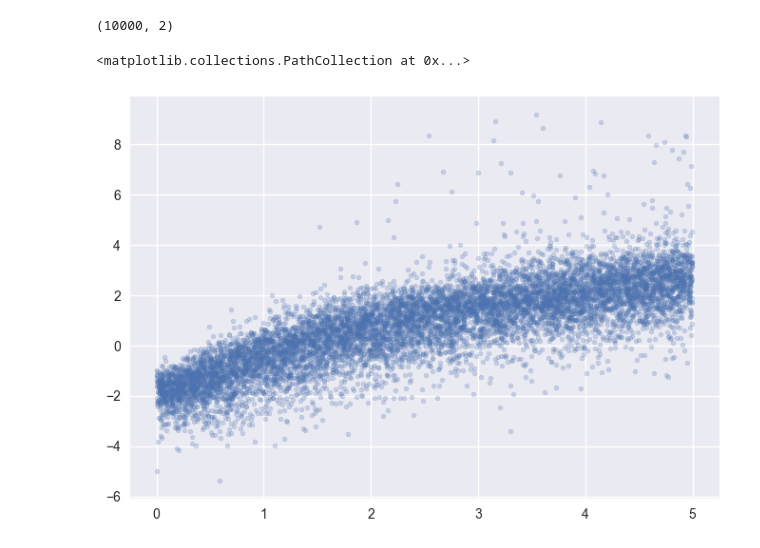
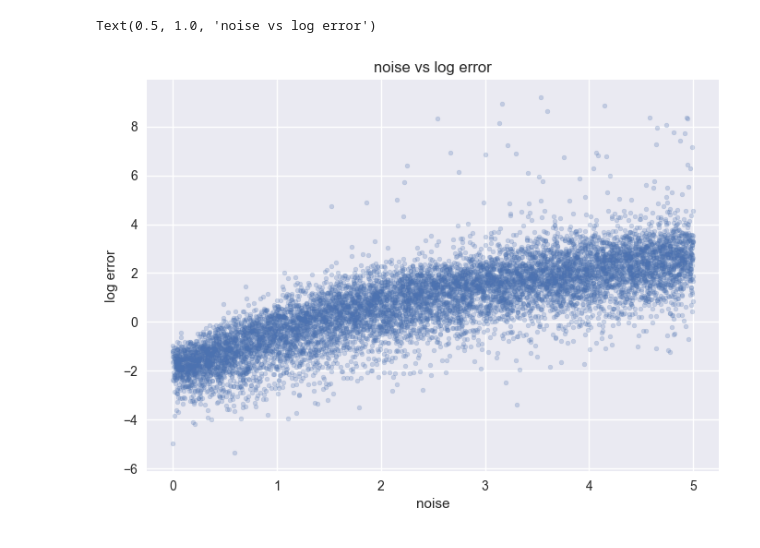
Before and after one commit to noaham/sigsen, a Jupyter notebook: examples/example.ipynb, the cells around one changed output. Cells and saved outputs as stored; diff of their text form; code cells hidden in the pictures.

Commit message:
Added example text

```diff
--- a/examples/example.ipynb
+++ b/examples/example.ipynb
@@ -36,11 +179,14 @@ record_data_point(9000, fn='dat3x3.npy')
 # %%
+dat = np.load('dat3x3.npy')
+
 fig, ax = plt.subplots()
-dat = np.load('dat3x3.npy', allow_pickle=True)
-print(dat.shape)
 noise = dat[:, 0]
 log_error = np.log(dat[:, 1])
+
 ax.scatter(noise, log_error, alpha=0.25, marker='.')
+ax.set_xlabel('noise')
+ax.set_ylabel('log error')
+ax.set_title('noise vs log error')
 # %% [output]
-(10000, 2)
+Text(0.5, 1.0, 'noise vs log error')
-<matplotlib.collections.PathCollection at 0x...>
-[figure, old version]
+[figure, new version]
```
Also changed, not shown: parts of 25 cells of this notebook, 1 other file.
